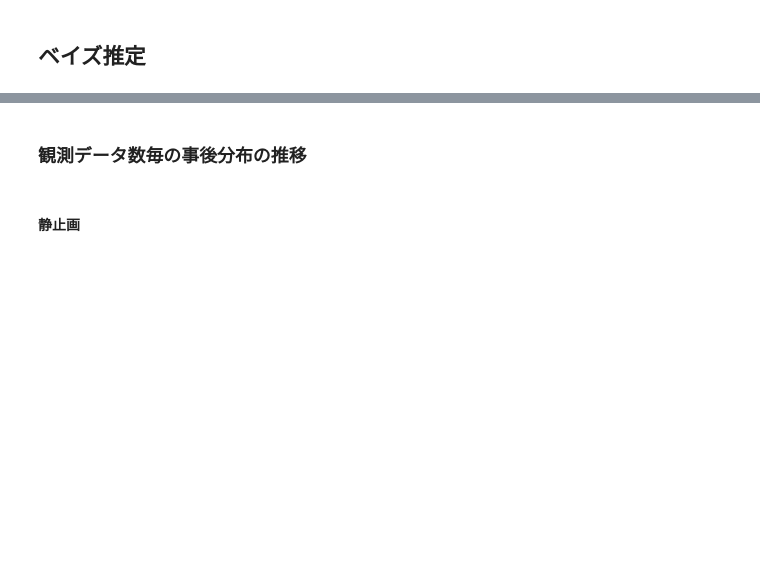
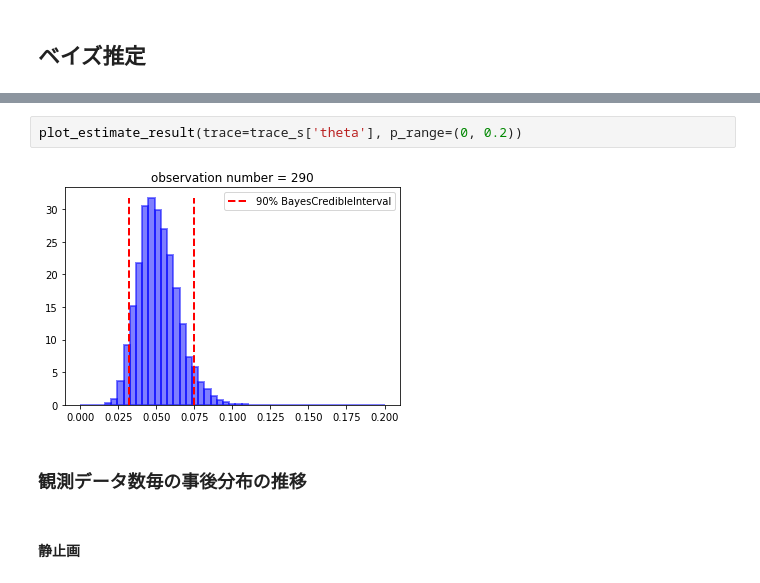
Before and after one commit to tok41/choco-ball-statistics, a Jupyter notebook: analysis/jupyter/estimate-angel-rate.ipynb, the cells around one changed output, grey strips where cells are left out. Drawn from its saved outputs; the diff is of its cells as text; blank space fills up the shorter version.

```diff
--- a/analysis/jupyter/estimate-angel-rate.ipynb
+++ b/analysis/jupyter/estimate-angel-rate.ipynb
@@ -107,3 +116,7 @@ print("95% BayesCredibleInterval : {}".format(bci))
+# %%
+plot_estimate_result(trace=trace_s['theta'], p_range=(0, 0.2))
+# %% [output]
+[figure, added]
 # %% [markdown]
 ### 観測データ数毎の事後分布の推移
 # %% [markdown]
```
Also changed, not shown: parts of 16 cells of this notebook, 12 other files.
